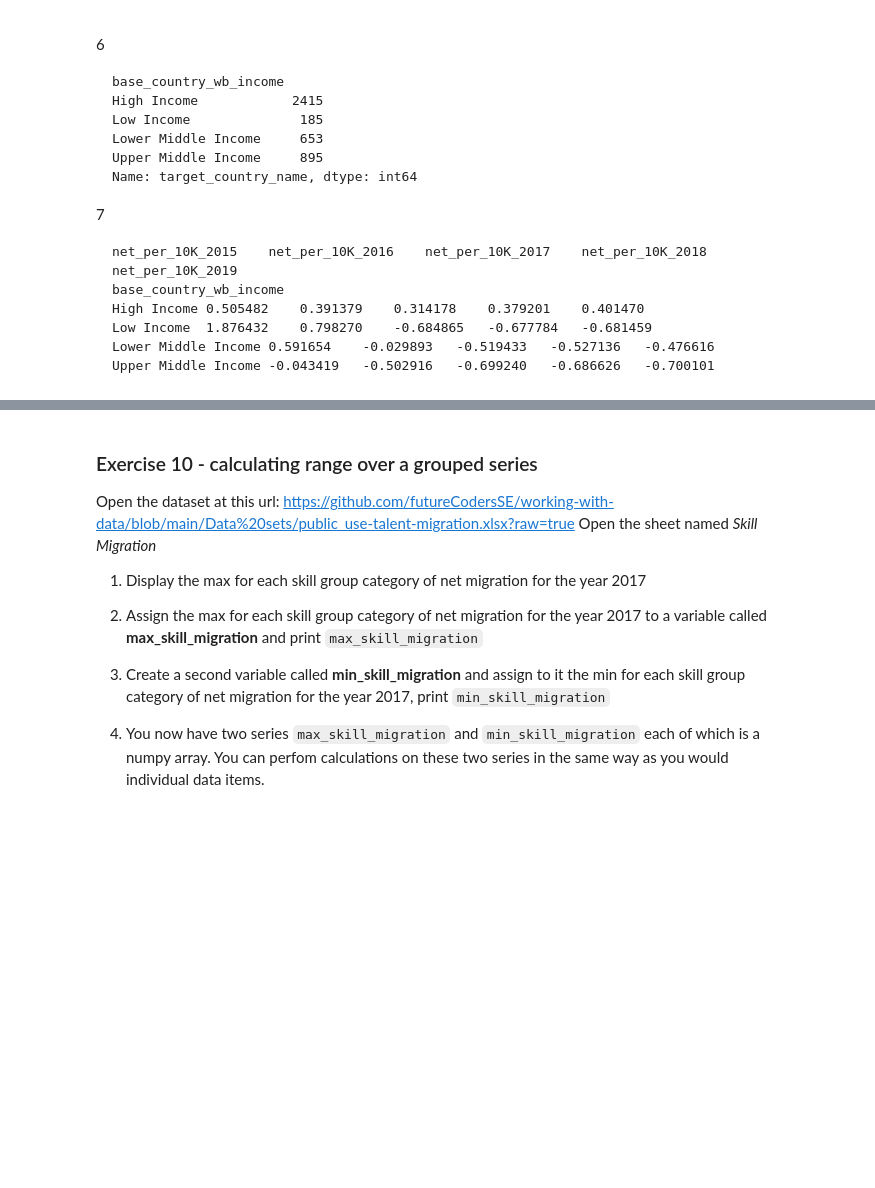
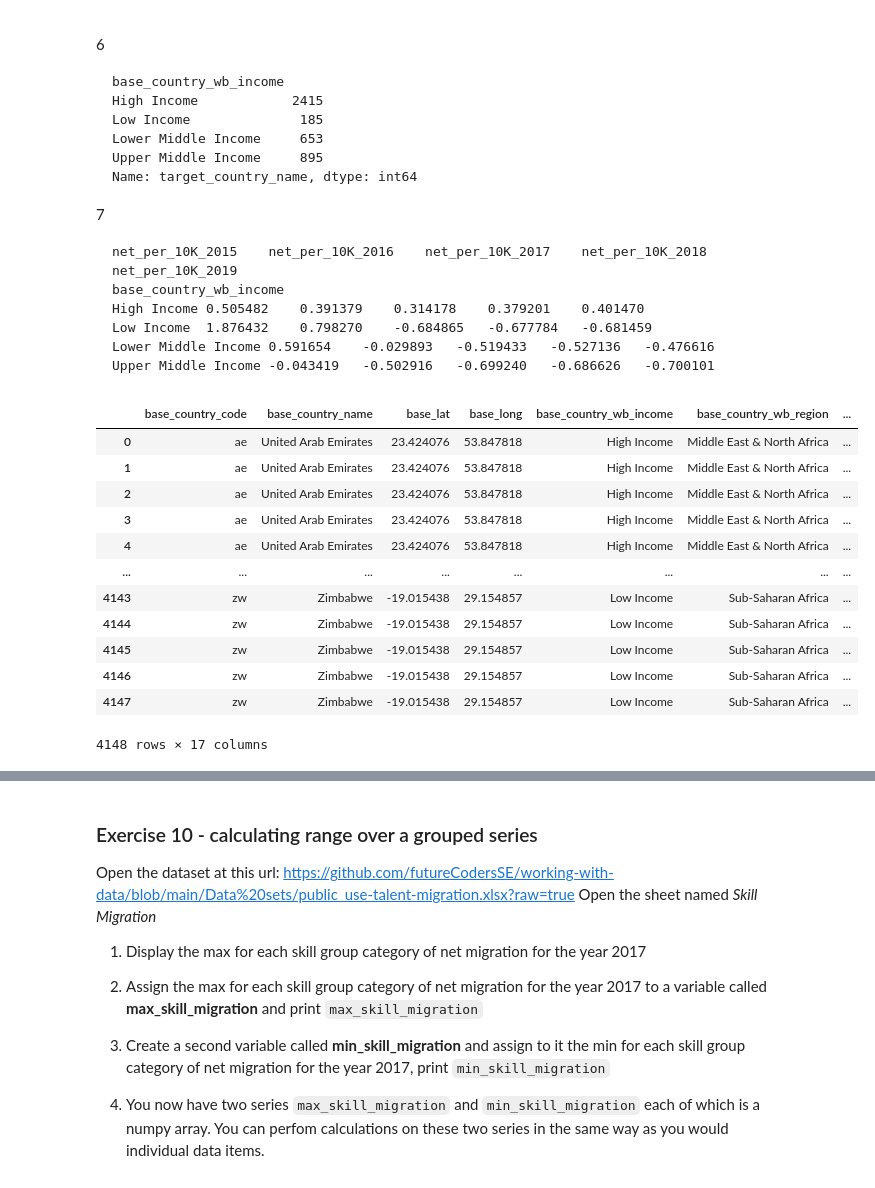
Before and after one commit to kKravtsova/data_and_python, a Jupyter notebook: Describing_data_kkravtsova.ipynb, the cells around one changed output, grey strips where cells are left out. Drawn from its saved outputs; the diff is of its cells as text; code cells hidden in the pictures; blank space fills up the shorter version.

````diff
--- a/Describing_data_kkravtsova.ipynb
+++ b/Describing_data_kkravtsova.ipynb
@@ -401,3 +616,22 @@ Low Income	1.876432	0.798270	-0.684865	-0.677784	-0.681459
 Lower Middle Income	0.591654	-0.029893	-0.519433	-0.527136	-0.476616
 Upper Middle Income	-0.043419	-0.502916	-0.699240	-0.686626	-0.700101
 ```
+# %%
+# Load Country Migration dataset
+CM_url = "https://github.com/futureCodersSE/working-with-data/blob/main/Data%20sets/public_use-talent-migration.xlsx?raw=true"
+CM_df = pd.read_excel(CM_url, sheet_name="Country Migration")
+CM_df
+# %% [output]
+|  | base_country_code | base_country_name | base_lat | base_long | base_country_wb_income | base_country_wb_region | ... |
+| 0 | ae | United Arab Emirates | 23.424076 | 53.847818 | High Income | Middle East & North Africa | ... |
+| 1 | ae | United Arab Emirates | 23.424076 | 53.847818 | High Income | Middle East & North Africa | ... |
+| 2 | ae | United Arab Emirates | 23.424076 | 53.847818 | High Income | Middle East & North Africa | ... |
+| 3 | ae | United Arab Emirates | 23.424076 | 53.847818 | High Income | Middle East & North Africa | ... |
+| 4 | ae | United Arab Emirates | 23.424076 | 53.847818 | High Income | Middle East & North Africa | ... |
+| ... | ... | ... | ... | ... | ... | ... | ... |
+| 4143 | zw | Zimbabwe | -19.015438 | 29.154857 | Low Income | Sub-Saharan Africa | ... |
+| 4144 | zw | Zimbabwe | -19.015438 | 29.154857 | Low Income | Sub-Saharan Africa | ... |
+| 4145 | zw | Zimbabwe | -19.015438 | 29.154857 | Low Income | Sub-Saharan Africa | ... |
+| 4146 | zw | Zimbabwe | -19.015438 | 29.154857 | Low Income | Sub-Saharan Africa | ... |
+| 4147 | zw | Zimbabwe | -19.015438 | 29.154857 | Low Income | Sub-Saharan Africa | ... |
+4148 rows × 17 columns
````
Also changed, not shown: parts of 27 cells of this notebook.
